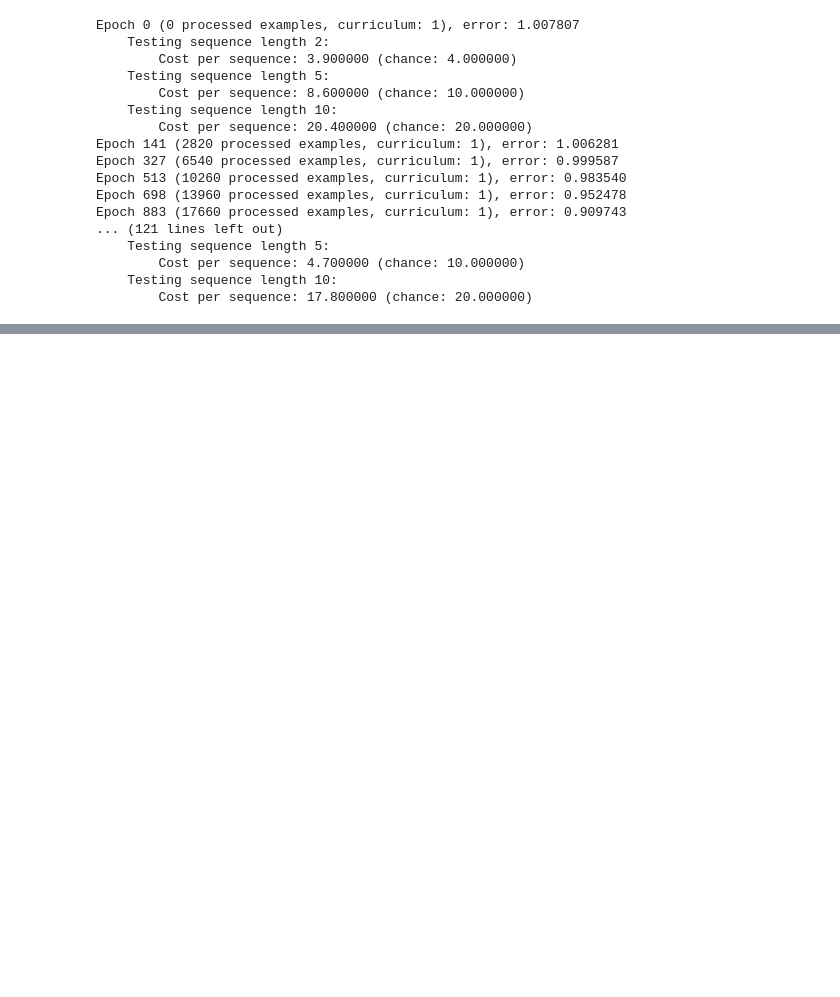
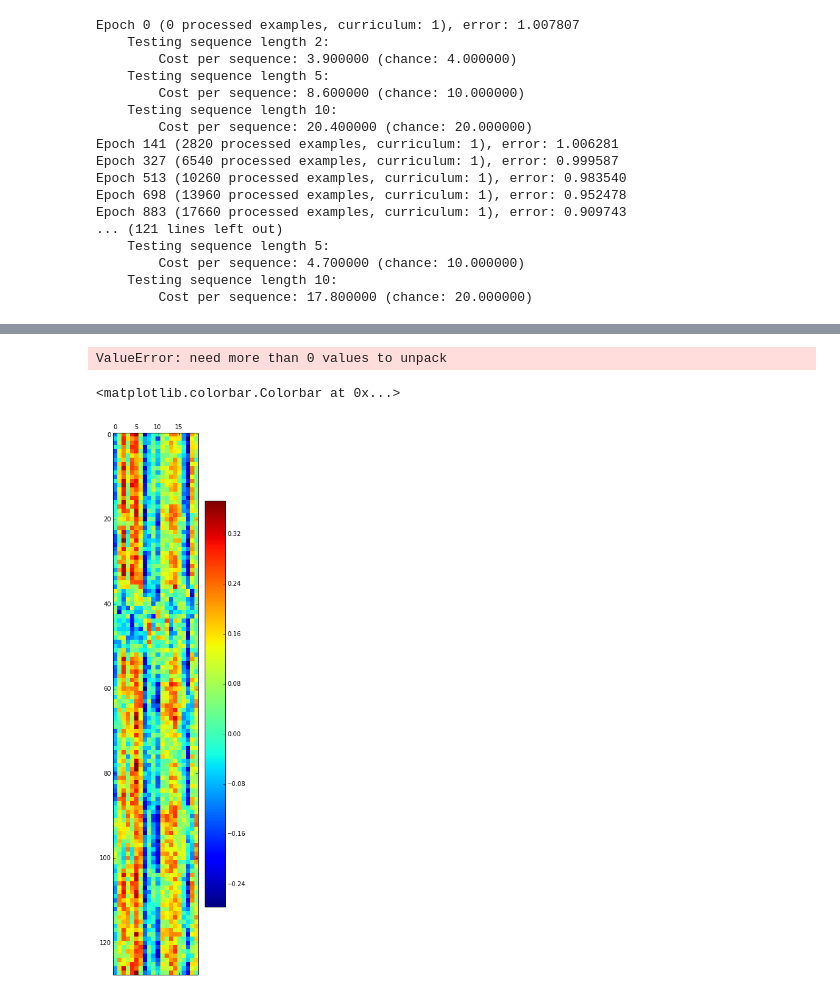
Before and after one commit to dali-ml/dali-cython, a Jupyter notebook: notebooks/NTM.ipynb, the cells around one changed output, grey strips where cells are left out. Saved outputs shown, nothing was run; the diff lists cells and outputs as text; code cells hidden in the pictures; blank space fills up the shorter version.

```diff
--- a/notebooks/NTM.ipynb
+++ b/notebooks/NTM.ipynb
@@ -536,3 +655,16 @@ Epoch 97 (97 processed examples, curriculum: 1), error: 0.177194
+# %%
+h = ntm_model.read_heads[0]
+
+plt.matshow(h.addressing.shift)
+plt.colorbar()
+# %% [output]
+ValueError: need more than 0 values to unpack
+# %%
+plt.matshow(ntm_model.memory_init)
+plt.colorbar()
+# %% [output]
+<matplotlib.colorbar.Colorbar at 0x...>
+[figure, added]
 # %%
 def combine_access(accesses):
     num_accesses = len(accesses)
```
Also changed, not shown: parts of 17 cells of this notebook, 6 other files.
